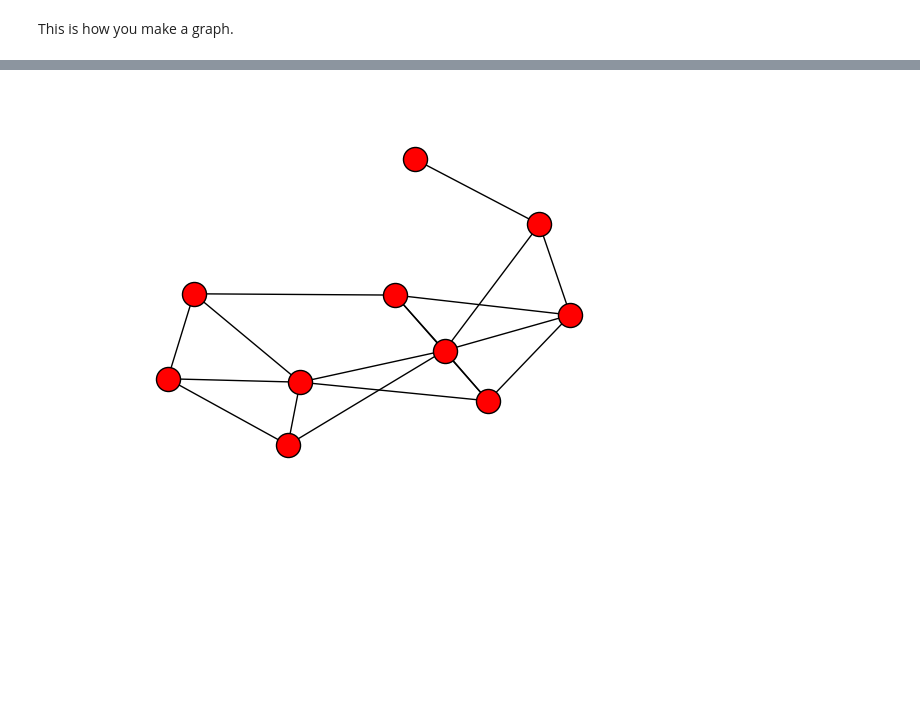
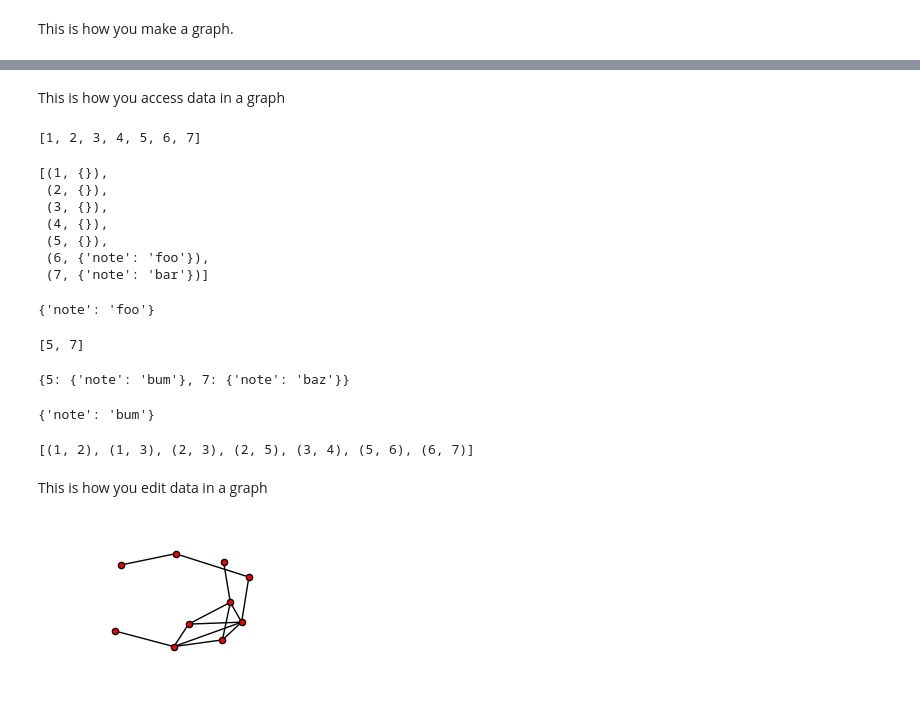
Before and after one commit to bit-lsi/BMDL2016, a Jupyter notebook: exercises/nx_primer.ipynb, the cells around one changed output, grey strips where cells are left out. Drawn from its saved outputs; the diff is of its cells as text; code cells hidden in the pictures; blank space fills up the shorter version.

```diff
--- a/exercises/nx_primer.ipynb
+++ b/exercises/nx_primer.ipynb
@@ -24,0 +59,38 @@ nx.draw(g, with_labels=True)
+# %% [markdown]
+This is how you access data in a graph
+# %%
+G.nodes()
+# %% [output]
+[1, 2, 3, 4, 5, 6, 7]
+# %%
+G.nodes(data=True)
+# %% [output]
+[(1, {}),
+ (2, {}),
+ (3, {}),
+ (4, {}),
+ (5, {}),
+ (6, {'note': 'foo'}),
+ (7, {'note': 'bar'})]
+# %%
+G.node[6]
+# %% [output]
+{'note': 'foo'}
+# %%
+G.neighbors(6)
+# %% [output]
+[5, 7]
+# %%
+G[6]
+# %% [output]
+{5: {'note': 'bum'}, 7: {'note': 'baz'}}
+# %%
+G.edge[6][5]
+# %% [output]
+{'note': 'bum'}
+# %%
+G.edges()
+# %% [output]
+[(1, 2), (1, 3), (2, 3), (2, 5), (3, 4), (5, 6), (6, 7)]
+# %% [markdown]
+This is how you edit data in a graph
@@ -25,10 +99,8 @@ nx.draw(g, with_labels=True)
 # %%
 import numpy as np
-
 adj = np.random.normal(size=(10, 10))
-
-g = nx.from_numpy_matrix(adj > .80)
-
-nx.draw(g)
+H = nx.from_numpy_matrix(adj > .80)
+plt.figure(figsize=(2,1.3))
+nx.draw(H, node_size=20)
 # %% [output]
-[figure, old version]
+[figure, new version]
```
Also changed, not shown: parts of 12 cells of this notebook.
